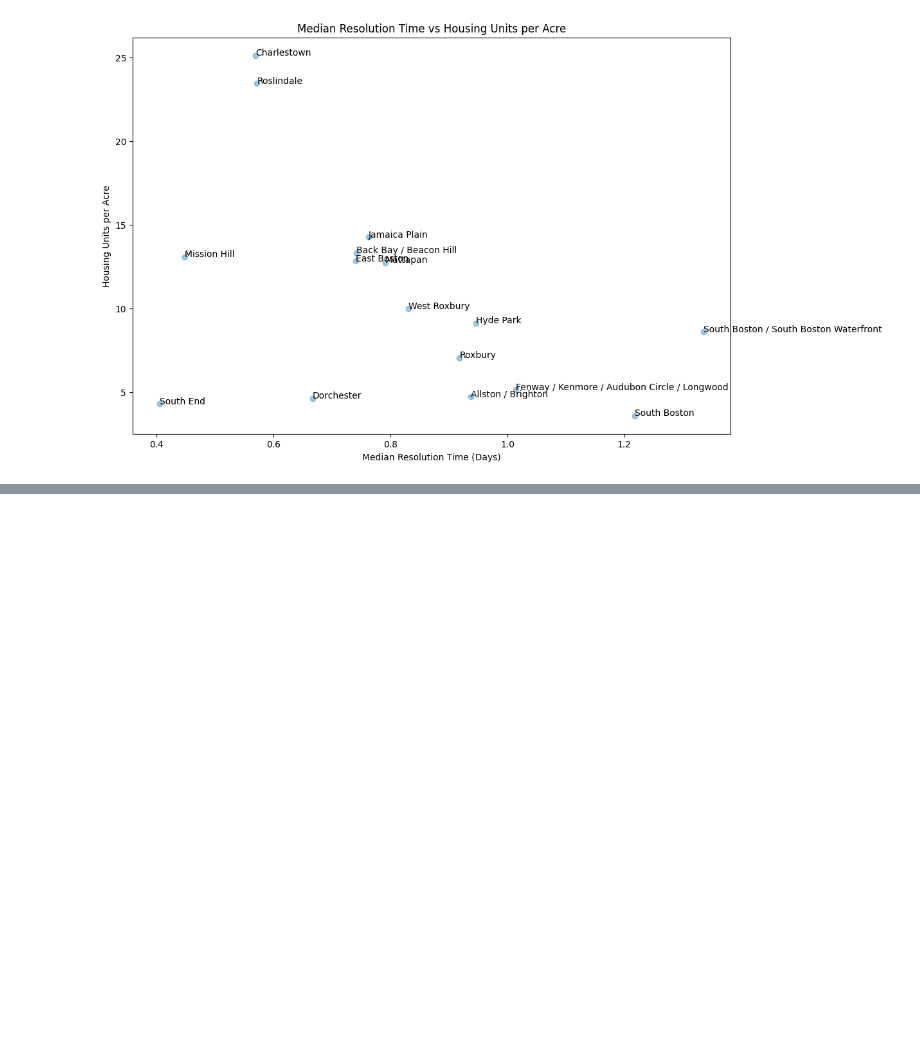
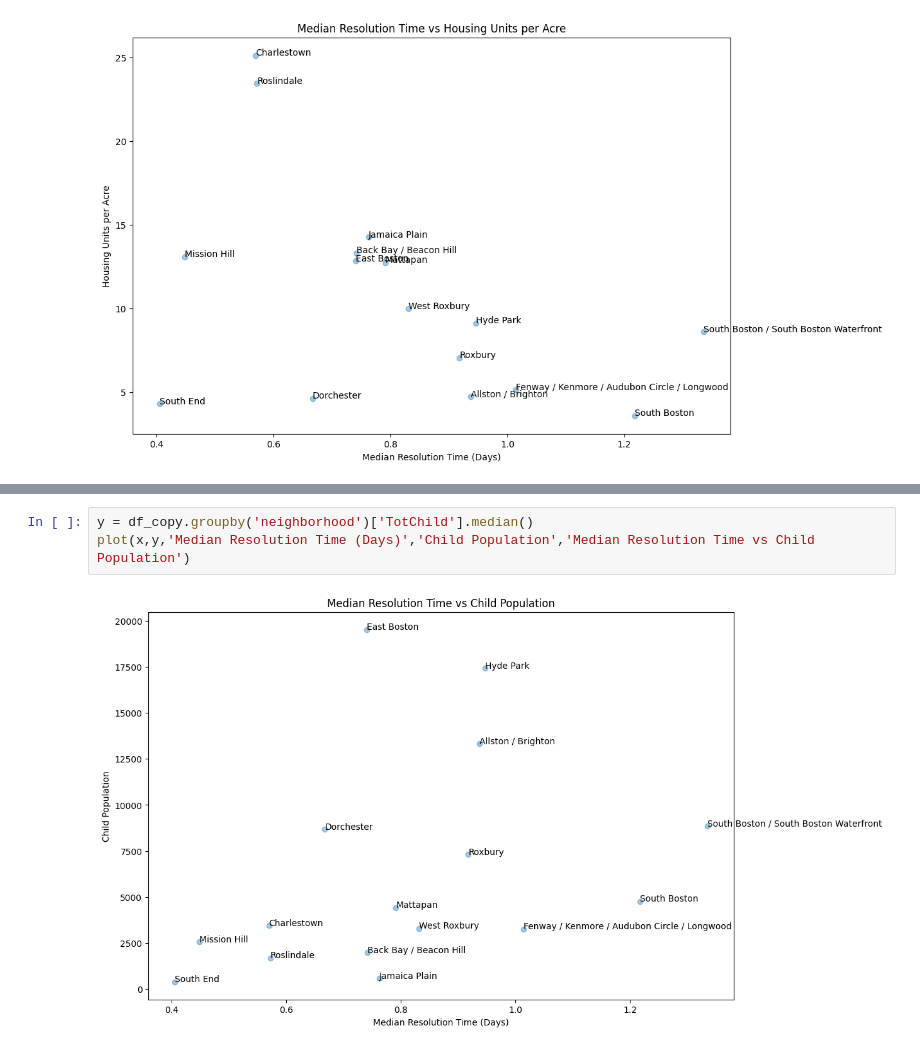
Before and after one commit to Laerk23/CS506-311ServiceTracker, a Jupyter notebook: fa23-team-d/notebooks/final_notebooks/poster_notebook copy.ipynb, the cells around one changed output, grey strips where cells are left out. Saved outputs shown, nothing was run; the diff lists cells and outputs as text; blank space fills up the shorter version.

```diff
--- a/fa23-team-d/notebooks/final_notebooks/poster_notebook copy.ipynb
+++ b/fa23-team-d/notebooks/final_notebooks/poster_notebook copy.ipynb
@@ -547,0 +573,5 @@ plot(x,y,'Median Resolution Time (Days)','Housing Units per Acre','Median Resolu
+# %%
+y = df_copy.groupby('neighborhood')['TotChild'].median()
+plot(x,y,'Median Resolution Time (Days)','Child Population','Median Resolution Time vs Child Population')
+# %% [output]
+[figure, added]
```
Also changed, not shown: parts of 38 cells of this notebook.
